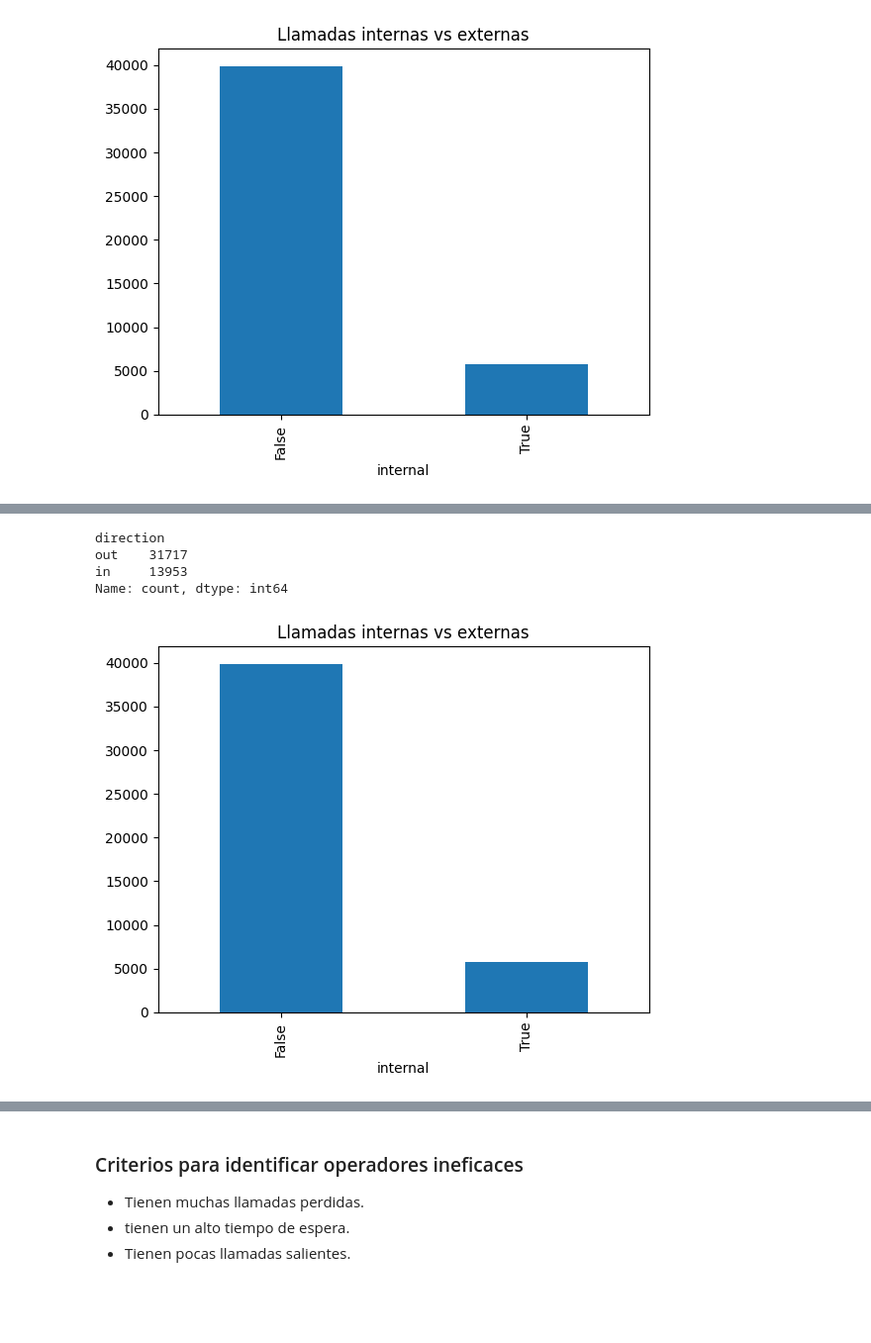
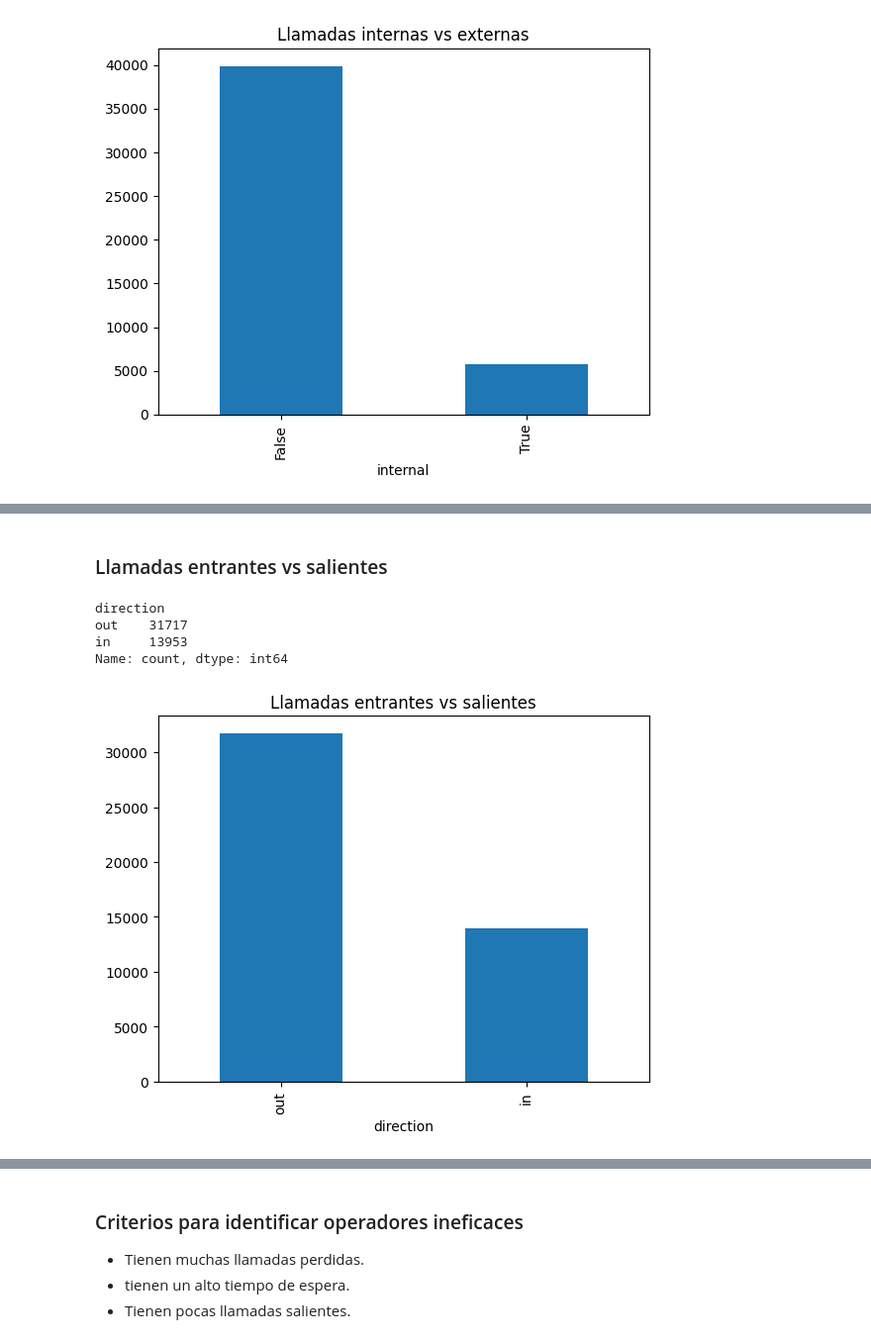
Before and after one commit to DevLearnsAl/Efficency-Analysis---CallMe-Maybe, a Jupyter notebook: Proyecto final.ipynb, the cells around one changed output, grey strips where cells are left out. Shown at 99% size. Saved outputs shown, nothing was run; the diff lists cells and outputs as text; code cells hidden in the pictures; blank space fills up the shorter version.

```diff
--- a/Proyecto final.ipynb
+++ b/Proyecto final.ipynb
@@ -184,3 +205,5 @@ plt.show()
+# %% [markdown]
+### Llamadas entrantes vs salientes
 # %%
 # LLamadas entrantes vs llamadas salientes
 calls['direction'].value_counts()
@@ -190,9 +213,9 @@ out    31717
 in     13953
 Name: count, dtype: int64
 # %%
-# Distribución de llamadas internas vs externas
-calls['internal'].value_counts().plot(
-    kind='bar', title='Llamadas internas vs externas')
+# Distribución de llamadas entrantes vs salientes
+calls['direction'].value_counts().plot(
+    kind='bar', title='Llamadas entrantes vs salientes')
 plt.show()
 # %% [output]
-[figure, old version]
+[figure, new version]
```
Also changed, not shown: parts of 28 cells of this notebook.
